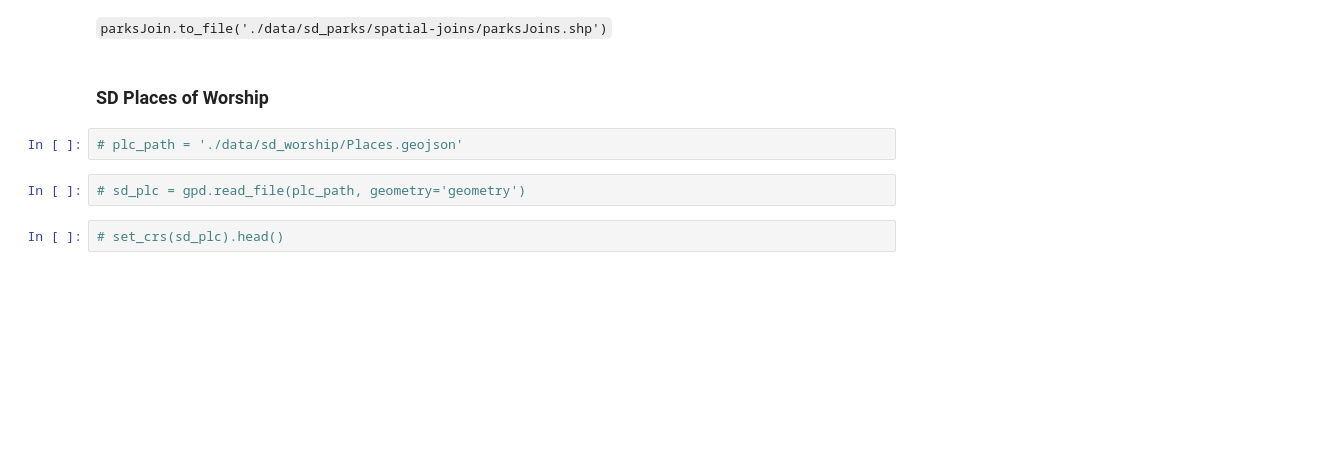
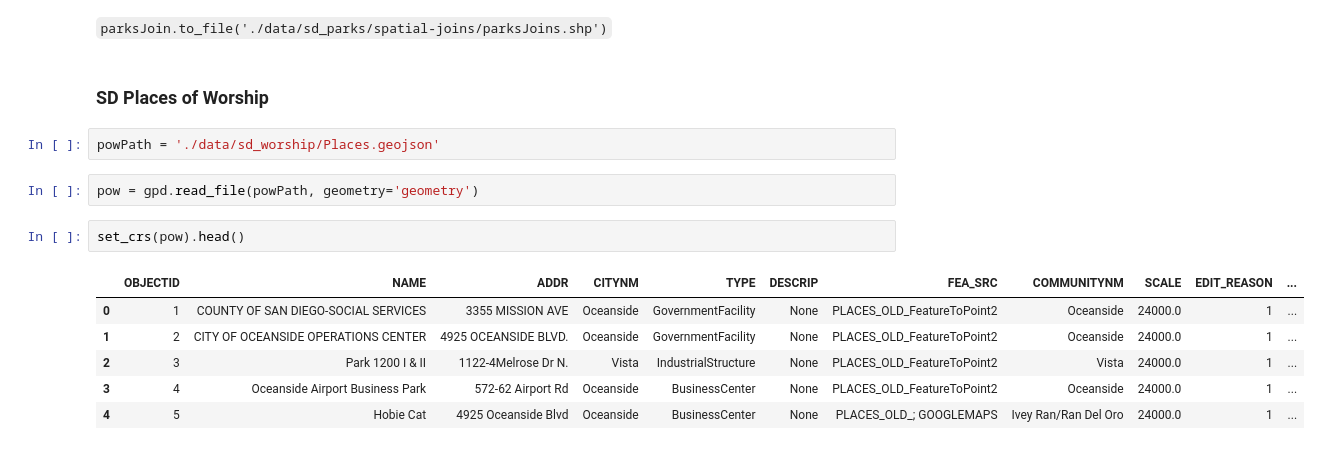
Before and after one commit to robertl0500/15-minute-analysis, a Jupyter notebook: 15-minute-package/sd-imports.ipynb, the cells around one changed output. Cells and saved outputs as stored; diff of their text form; blank space fills up the shorter version.

````diff
--- a/15-minute-package/sd-imports.ipynb
+++ b/15-minute-package/sd-imports.ipynb
@@ -542,10 +542,17 @@ parksJoin.plot()
 ```parksJoin.to_file('./data/sd_parks/spatial-joins/parksJoins.shp')```
 # %% [markdown]
 ### SD Places of Worship
-# %%
-# plc_path = './data/sd_worship/Places.geojson'
+# %%
+powPath = './data/sd_worship/Places.geojson'
 # %%
-# sd_plc = gpd.read_file(plc_path, geometry='geometry')
+pow = gpd.read_file(powPath, geometry='geometry')
 # %%
-# set_crs(sd_plc).head()
+set_crs(pow).head()
+# %% [output]
+|  | OBJECTID | NAME | ADDR | CITYNM | TYPE | DESCRIP | FEA_SRC | COMMUNITYNM | SCALE | EDIT_REASON | ... |
+| 0 | 1 | COUNTY OF SAN DIEGO-SOCIAL SERVICES | 3355 MISSION AVE | Oceanside | GovernmentFacility | None | PLACES_OLD_FeatureToPoint2 | Oceanside | 24000.0 | 1 | ... |
+| 1 | 2 | CITY OF OCEANSIDE OPERATIONS CENTER | 4925 OCEANSIDE BLVD. | Oceanside | GovernmentFacility | None | PLACES_OLD_FeatureToPoint2 | Oceanside | 24000.0 | 1 | ... |
+| 2 | 3 | Park 1200 I & II | 1122-4Melrose Dr N. | Vista | IndustrialStructure | None | PLACES_OLD_FeatureToPoint2 | Vista | 24000.0 | 1 | ... |
+| 3 | 4 | Oceanside Airport Business Park | 572-62 Airport Rd | Oceanside | BusinessCenter | None | PLACES_OLD_FeatureToPoint2 | Oceanside | 24000.0 | 1 | ... |
+| 4 | 5 | Hobie Cat | 4925 Oceanside Blvd | Oceanside | BusinessCenter | None | PLACES_OLD_; GOOGLEMAPS | Ivey Ran/Ran Del Oro | 24000.0 | 1 | ... |
 # %%
````
Also changed, not shown: parts of 12 cells of this notebook.
